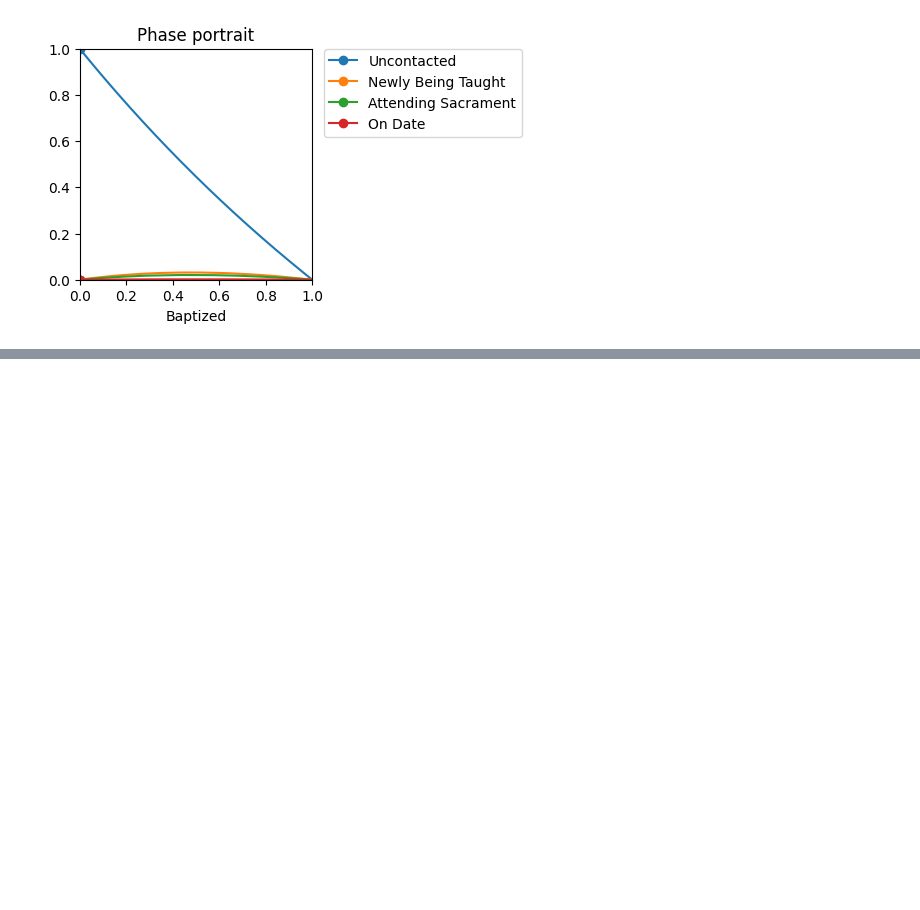
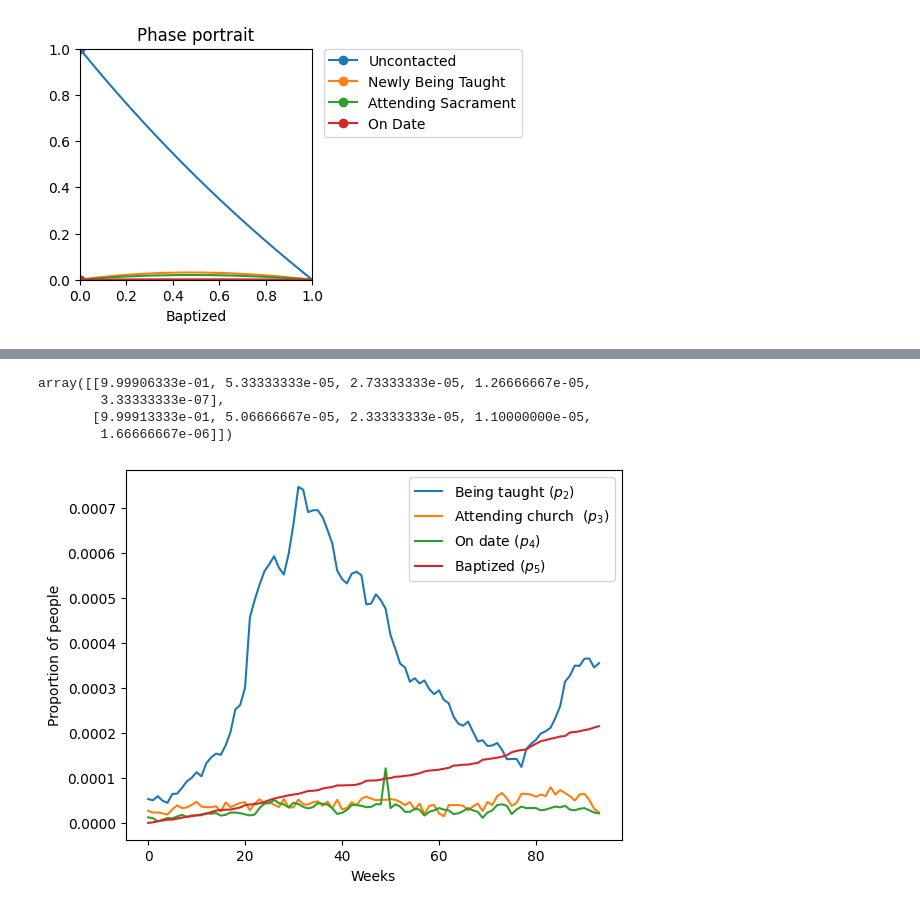
Before and after one commit to mward19/key-indicators-model, a Jupyter notebook: model.ipynb, the cells around one changed output, grey strips where cells are left out. Drawn from its saved outputs; the diff is of its cells as text; code cells hidden in the pictures; blank space fills up the shorter version.

```diff
--- a/model.ipynb
+++ b/model.ipynb
@@ -149,7 +192,7 @@ p0 = np.array([
 
 t_range = np.linspace(0, 52*500, 1000) # 52 weeks
 
-p_sol = progression(params, p0, t_range)
+p_sol = model(params, p0, t_range)
 
 plot_solution(t_range, p_sol)
 # %% [output]
@@ -191,0 +239,3 @@ plt.show()
+# %%
+data = pd.read_csv('colombia.csv')
+data.sample(5)
@@ -191,0 +249,26 @@ plt.show()
+# %%
+p_data = data.to_numpy().astype(float)
+# Normalize so the data is proportions
+p_data /= np.sum(p_data[0, :].astype(float))
+p_data[0:2, :]
+# %% [output]
+array([[9.99906333e-01, 5.33333333e-05, 2.73333333e-05, 1.26666667e-05,
+        3.33333333e-07],
+       [9.99913333e-01, 5.06666667e-05, 2.33333333e-05, 1.10000000e-05,
+        1.66666667e-06]])
+# %%
+def plot_progress(p_data, together=True):
+    labels = ['Uncontacted ($p_1$)', 'Being taught ($p_2$)', 'Attending church  ($p_3$)', 'On date ($p_4$)', 'Baptized ($p_5$)']
+    if together:
+        for i, label in enumerate(labels):
+            # Don't plot Uncontacted (p_1)
+            if i == 0: continue
+            plt.plot(p_data[:, i], label=label)
+        plt.legend()
+        plt.xlabel('Weeks')
+        plt.ylabel('Proportion of people')
+        plt.show()
+# %%
+plot_progress(p_data)
+# %% [output]
+[figure, added]
```
Also changed, not shown: parts of 18 cells of this notebook, 3 other files.
